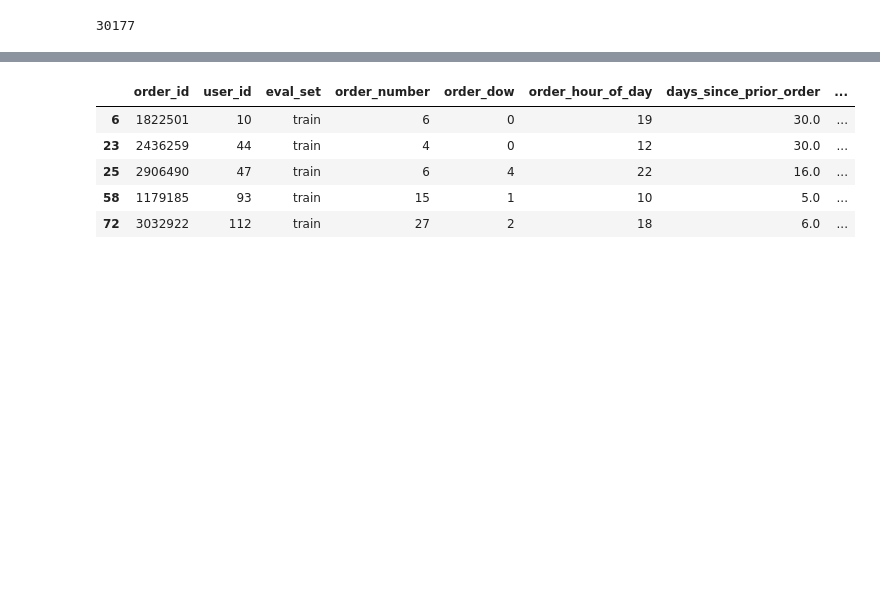
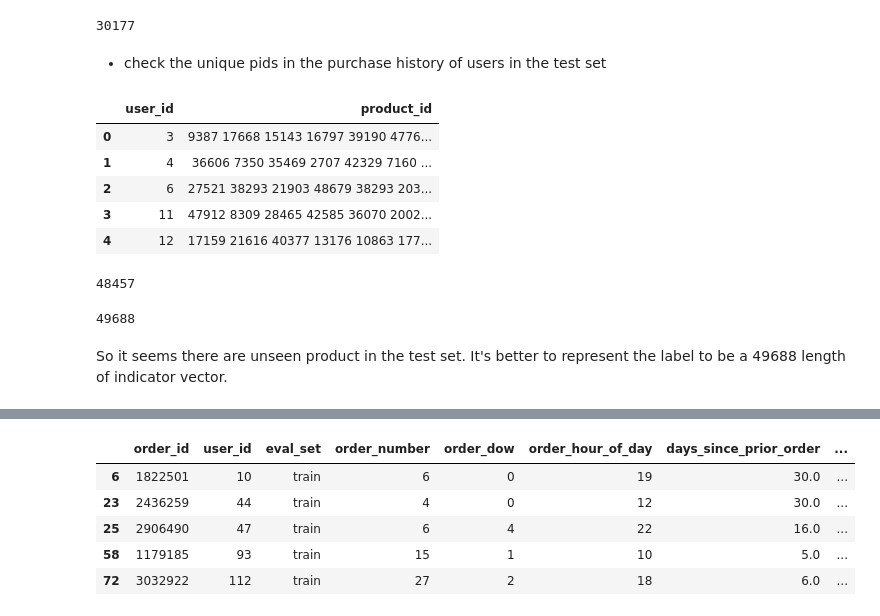
Before and after one commit to jpzhangvincent/InstacartKaggleCompetition, a Jupyter notebook: notebooks/05 - JP - FeatureEngineering.ipynb, the cells around one changed output, grey strips where cells are left out. Saved outputs shown, nothing was run; the diff lists cells and outputs as text; code cells hidden in the pictures; blank space fills up the shorter version.

```diff
--- a/notebooks/05 - JP - FeatureEngineering.ipynb
+++ b/notebooks/05 - JP - FeatureEngineering.ipynb
@@ -448,3 +447,31 @@ num_reordered_pids = len(set(pid_ls_str.split(' ')))
 num_reordered_pids
 # %% [output]
 30177
+# %% [markdown]
+- check the unique pids in the purchase history of users in the test set
+# %%
+test_user_ids = orders_df[orders_df.eval_set=="test"]['user_id'].tolist()
+# %%
+def products_concat(series):
+    out = ''
+    for product in series:
+        if product > 0:
+            out = out + str(int(product)) + ' '
+
+    if out != '':
+        return out.rstrip()
+    else:
+        return 'None'
+# %%
+test_uid_prev_prods = orders_df[(orders_df.user_id.isin(test_user_ids)) & (orders_df.eval_set=='prior')].merge(op_prior_df, on = "order_id")
+# %%
+test_users_prev_orders_prods = test_uid_prev_prods.groupby('user_id')['product_id'].apply(products_concat).reset_index()
+# %%
+test_users_prev_orders_prods.head()
+# %% [output]
+|  | user_id | product_id |
+| 0 | 3 | 9387 17668 15143 16797 39190 4776... |
+| 1 | 4 | 36606 7350 35469 2707 42329 7160 ... |
+| 2 | 6 | 27521 38293 21903 48679 38293 203... |
+| 3 | 11 | 47912 8309 28465 42585 36070 2002... |
+| 4 | 12 | 17159 21616 40377 13176 10863 177... |
@@ -451,3 +480,15 @@ num_reordered_pids
+# %%
+# number of products for users in the test set
+test_pid_ls_str= ' '.join([pid_ls for pid_ls in test_users_prev_orders_prods['product_id']])
+len(set(test_pid_ls_str.split(' ')))
+# %% [output]
+48457
+# %%
+products_df.product_id.nunique()
+# %% [output]
+49688
+# %% [markdown]
+So it seems there are unseen product in the test set. It's better to represent the label to be a 49688 length of indicator vector.
 # %%
 X_train = pd.merge(X_train, y_train_df, how = "inner", on = "order_id")
 # %%
```
Also changed, not shown: parts of 42 cells of this notebook.
